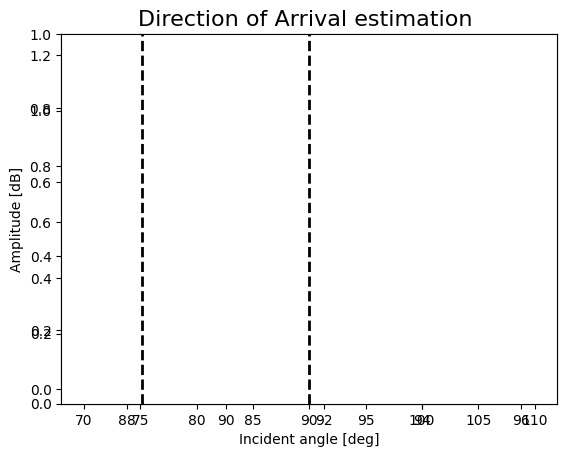
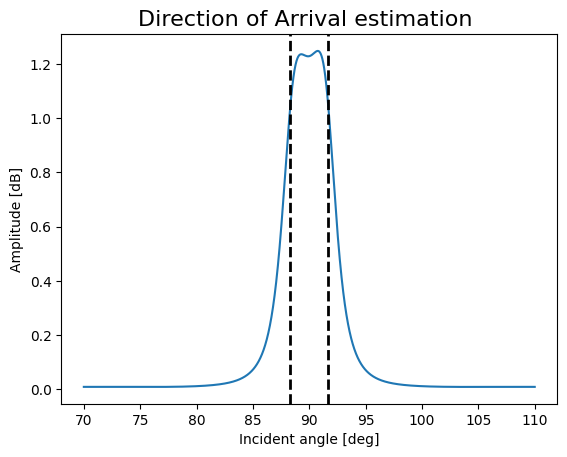
The change to this notebook cell's code, shown as a diff; its figure went from the first image to the second:
--- before
+++ after
@@ -36,6 +36,7 @@
 # DOA_plot(Bartlett, incident_angles, log_scale_min = -50)
 # DOA_plot(Capon, incident_angles2, log_scale_min = -50, alias_highlight=True)
-fig = plt.figure()
-axes  = fig.add_subplot(111)
+# fig = plt.figure()
+# axes  = fig.add_subplot(111)
+axes = plt.axes()
 axes.plot(incident_angles2,Capon)
 axes.set_title('Direction of Arrival estimation ',fontsize = 16)
@@ -43,5 +44,5 @@
 axes.set_ylabel('Amplitude [dB]')
 # Mark nominal incident angles
-axes = plt.axes()
 axes.axvline(linestyle = '--',linewidth = 2,color = 'black',x = theta1)
 axes.axvline(linestyle = '--',linewidth = 2,color = 'black',x = theta2)
+axes.plot()

Commit: incremental verification of the .ipynb